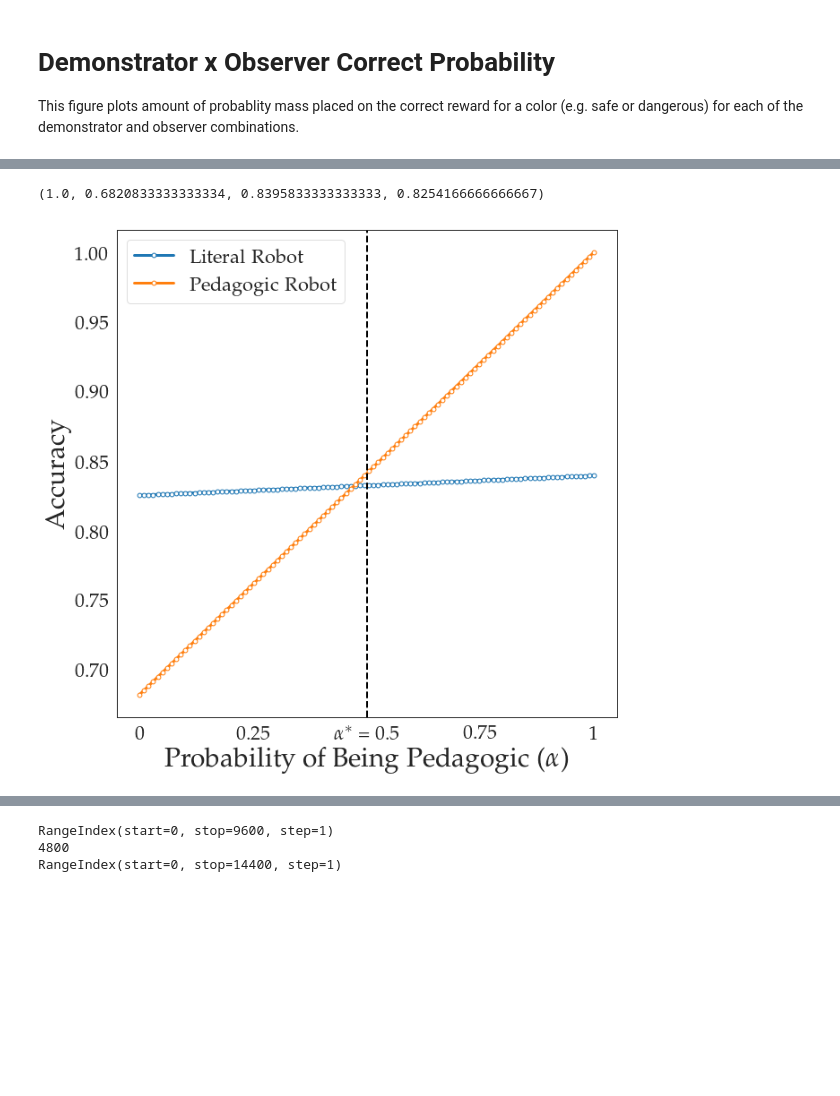
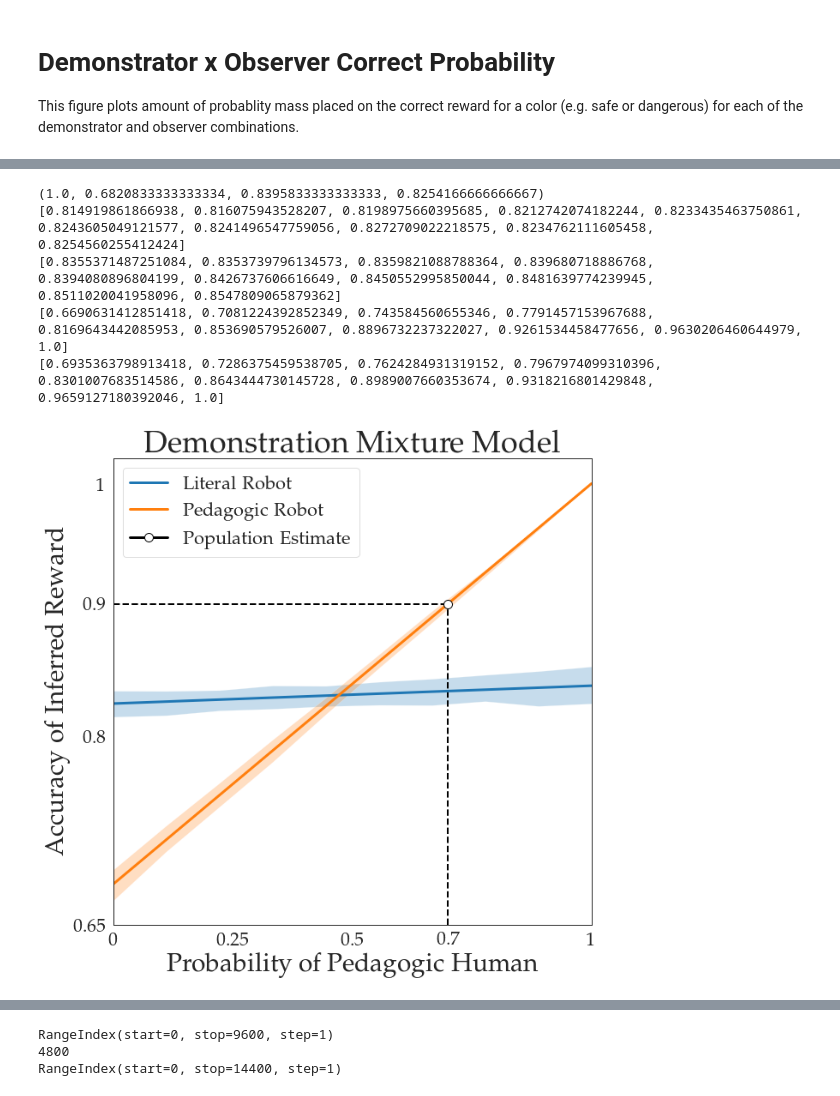
Before and after one commit to smilli/pedagogy-exps, a Jupyter notebook: Visualizations.ipynb, the cells around one changed output, grey strips where cells are left out. Cells and saved outputs as stored; diff of their text form; code cells hidden in the pictures; blank space fills up the shorter version.

```diff
--- a/Visualizations.ipynb
+++ b/Visualizations.ipynb
@@ -26,13 +28,14 @@ def load_data(path):
     df = pd.read_pickle(path)
     df["rh"] = df["observer"].map(str) + '/' + df["demonstrator"]
     df["rh_mix"] = df["observer"].map(str) + '/' + df["demonstrator"]
-    print(df.index)
+    """
     is_doing = df['demonstrator'] == 'doing'
     df_doing = df[is_doing].copy()
-    print(len(df_doing.index))
     df_doing["rh_mix"] = df["observer"].map(str) + '/' + 'showing'
     df = df.append(df_doing, ignore_index=True)
-    print(df.index)
+    print(df.index)"""
     return df
 # %% [markdown]
 # Plotting Doing (top row) versus Showing (bottom row) demonstrations
+# %%
+model_obs_judgments = load_data(path_to_human_data)
@@ -130,5 +260,9 @@ def plot_mixture(data, mixtures, title='', filename=None):
 # %%
-plot_mixture(sim_data, np.linspace(0, 1, 100), 'Simulations from Mixture Model', 'mixture')
+plot_mixture_trajs(sim_data, np.linspace(0, 1, 10), 'Demonstration Mixture Model', 'mixture')
 # %% [output]
 (1.0, 0.6820833333333334, 0.8395833333333333, 0.8254166666666667)
+[0.814919861866938, 0.816075943528207, 0.8198975660395685, 0.8212742074182244, 0.8233435463750861, 0.8243605049121577, 0.8241496547759056, 0.8272709022218575, 0.8234762111605458, 0.8254560255412424]
+[0.8355371487251084, 0.8353739796134573, 0.8359821088788364, 0.839680718886768, 0.8394080896804199, 0.8426737606616649, 0.8450552995850044, 0.8481639774239945, 0.8511020041958096, 0.8547809065879362]
+[0.6690631412851418, 0.7081224392852349, 0.743584560655346, 0.7791457153967688, 0.8169643442085953, 0.853690579526007, 0.8896732237322027, 0.9261534458477656, 0.9630206460644979, 1.0]
+[0.6935363798913418, 0.7286375459538705, 0.7624284931319152, 0.7967974099310396, 0.8301007683514586, 0.8643444730145728, 0.8989007660353674, 0.9318216801429848, 0.9659127180392046, 1.0]
-[figure, old version]
+[figure, new version]
```
Also changed, not shown: parts of 16 cells of this notebook, 8 other files.
